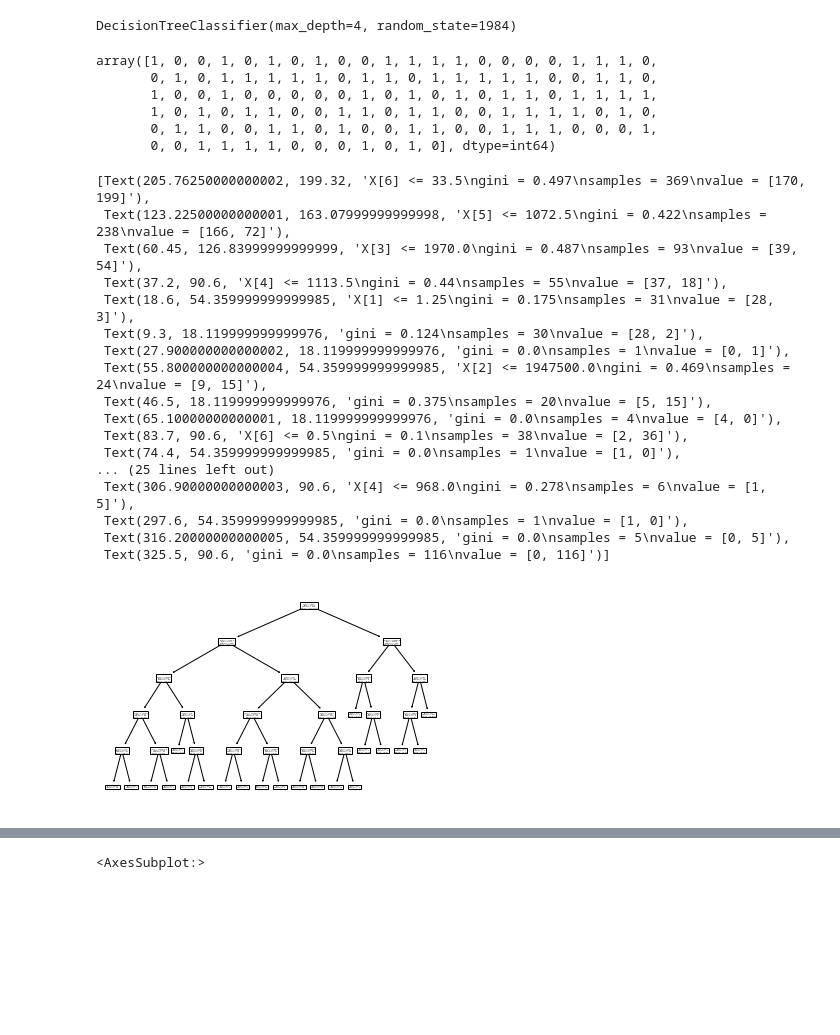
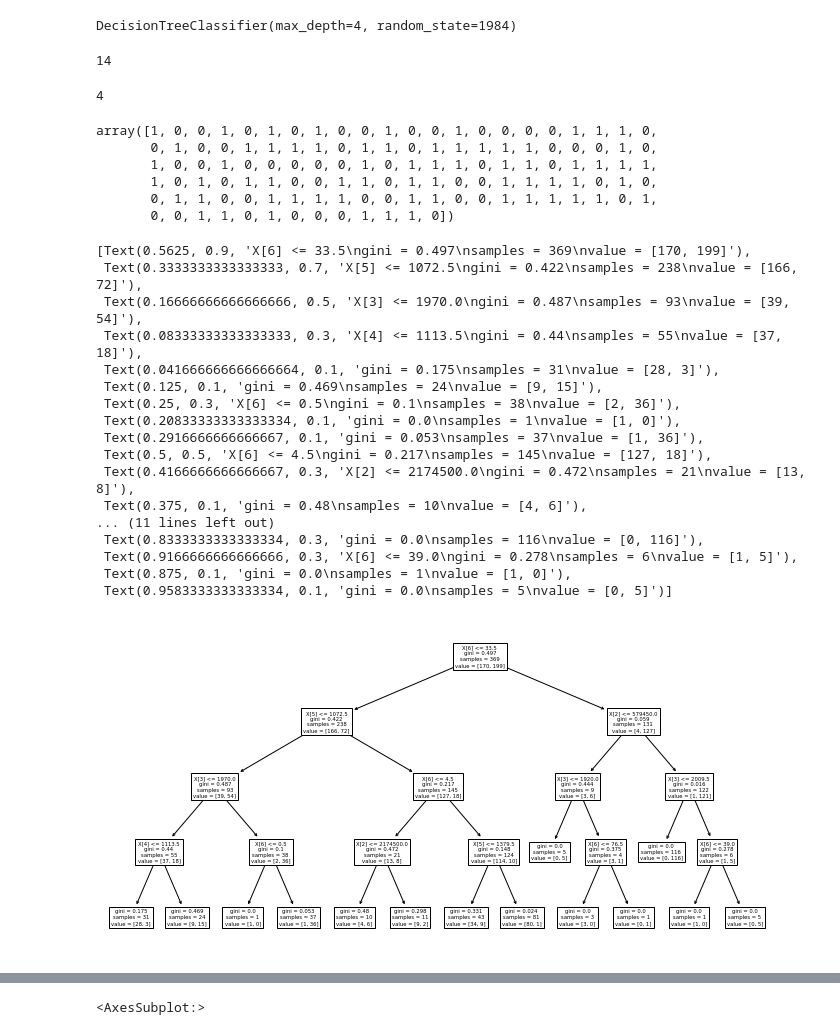
Before and after one commit to pepemxl/Machine-Learning-Notes, a Jupyter notebook: 01_SUPERVISED_LEARNING/Decision_Tree_example_01.ipynb, the cells around one changed output, grey strips where cells are left out. Drawn from its saved outputs; the diff is of its cells as text; code cells hidden in the pictures; blank space fills up the shorter version.

```diff
--- a/01_SUPERVISED_LEARNING/Decision_Tree_example_01.ipynb
+++ b/01_SUPERVISED_LEARNING/Decision_Tree_example_01.ipynb
@@ -1,5 +1,5 @@
 # %%
-PATH = "D:/CURSOS/Machine-Learning-Notes/data/"
+PATH ="../data/"
 filename = "data_homes.csv"
 # %%
 from matplotlib import pyplot as plt
@@ -75,36 +76,45 @@ clf = DecisionTreeClassifier(max_depth = 4, random_state = 1984)
 clf.fit(X_train, Y_train)
 # %% [output]
 DecisionTreeClassifier(max_depth=4, random_state=1984)
+# %%
+clf.get_n_leaves()
+# %% [output]
+14
+# %%
+clf.get_depth()
+# %% [output]
+4
 # %%
 clf.predict(X_test)
 # %% [output]
-array([1, 0, 0, 1, 0, 1, 0, 1, 0, 0, 1, 1, 1, 1, 0, 0, 0, 0, 1, 1, 1, 0,
-       0, 1, 0, 1, 1, 1, 1, 1, 0, 1, 1, 0, 1, 1, 1, 1, 1, 0, 0, 1, 1, 0,
-       1, 0, 0, 1, 0, 0, 0, 0, 0, 1, 0, 1, 0, 1, 0, 1, 1, 0, 1, 1, 1, 1,
+array([1, 0, 0, 1, 0, 1, 0, 1, 0, 0, 1, 0, 0, 1, 0, 0, 0, 0, 1, 1, 1, 0,
+       0, 1, 0, 0, 1, 1, 1, 1, 0, 1, 1, 0, 1, 1, 1, 1, 1, 0, 0, 0, 1, 0,
+       1, 0, 0, 1, 0, 0, 0, 0, 0, 1, 0, 1, 1, 1, 0, 1, 1, 0, 1, 1, 1, 1,
        1, 0, 1, 0, 1, 1, 0, 0, 1, 1, 0, 1, 1, 0, 0, 1, 1, 1, 1, 0, 1, 0,
-       0, 1, 1, 0, 0, 1, 1, 0, 1, 0, 0, 1, 1, 0, 0, 1, 1, 1, 0, 0, 0, 1,
-       0, 0, 1, 1, 1, 1, 0, 0, 0, 1, 0, 1, 0], dtype=int64)
+       0, 1, 1, 0, 0, 1, 1, 1, 1, 0, 0, 1, 1, 0, 0, 1, 1, 1, 1, 1, 0, 1,
+       0, 0, 1, 1, 0, 1, 0, 0, 0, 1, 1, 1, 0])
 # %%
+fig = plt.figure(figsize=(12,6))
 tree.plot_tree(clf)
 # %% [output]
-[Text(205.76250000000002, 199.32, 'X[6] <= 33.5\ngini = 0.497\nsamples = 369\nvalue = [170, 199]'),
- Text(123.22500000000001, 163.07999999999998, 'X[5] <= 1072.5\ngini = 0.422\nsamples = 238\nvalue = [166, 72]'),
- Text(60.45, 126.83999999999999, 'X[3] <= 1970.0\ngini = 0.487\nsamples = 93\nvalue = [39, 54]'),
- Text(37.2, 90.6, 'X[4] <= 1113.5\ngini = 0.44\nsamples = 55\nvalue = [37, 18]'),
- Text(18.6, 54.359999999999985, 'X[1] <= 1.25\ngini = 0.175\nsamples = 31\nvalue = [28, 3]'),
- Text(9.3, 18.119999999999976, 'gini = 0.124\nsamples = 30\nvalue = [28, 2]'),
- Text(27.900000000000002, 18.119999999999976, 'gini = 0.0\nsamples = 1\nvalue = [0, 1]'),
- Text(55.800000000000004, 54.359999999999985, 'X[2] <= 1947500.0\ngini = 0.469\nsamples = 24\nvalue = [9, 15]'),
- Text(46.5, 18.119999999999976, 'gini = 0.375\nsamples = 20\nvalue = [5, 15]'),
- Text(65.10000000000001, 18.119999999999976, 'gini = 0.0\nsamples = 4\nvalue = [4, 0]'),
- Text(83.7, 90.6, 'X[6] <= 0.5\ngini = 0.1\nsamples = 38\nvalue = [2, 36]'),
- Text(74.4, 54.359999999999985, 'gini = 0.0\nsamples = 1\nvalue = [1, 0]'),
-... (25 lines left out)
- Text(306.90000000000003, 90.6, 'X[4] <= 968.0\ngini = 0.278\nsamples = 6\nvalue = [1, 5]'),
- Text(297.6, 54.359999999999985, 'gini = 0.0\nsamples = 1\nvalue = [1, 0]'),
- Text(316.20000000000005, 54.359999999999985, 'gini = 0.0\nsamples = 5\nvalue = [0, 5]'),
- Text(325.5, 90.6, 'gini = 0.0\nsamples = 116\nvalue = [0, 116]')]
+[Text(0.5625, 0.9, 'X[6] <= 33.5\ngini = 0.497\nsamples = 369\nvalue = [170, 199]'),
+ Text(0.3333333333333333, 0.7, 'X[5] <= 1072.5\ngini = 0.422\nsamples = 238\nvalue = [166, 72]'),
+ Text(0.16666666666666666, 0.5, 'X[3] <= 1970.0\ngini = 0.487\nsamples = 93\nvalue = [39, 54]'),
+ Text(0.08333333333333333, 0.3, 'X[4] <= 1113.5\ngini = 0.44\nsamples = 55\nvalue = [37, 18]'),
+ Text(0.041666666666666664, 0.1, 'gini = 0.175\nsamples = 31\nvalue = [28, 3]'),
+ Text(0.125, 0.1, 'gini = 0.469\nsamples = 24\nvalue = [9, 15]'),
+ Text(0.25, 0.3, 'X[6] <= 0.5\ngini = 0.1\nsamples = 38\nvalue = [2, 36]'),
+ Text(0.20833333333333334, 0.1, 'gini = 0.0\nsamples = 1\nvalue = [1, 0]'),
+ Text(0.2916666666666667, 0.1, 'gini = 0.053\nsamples = 37\nvalue = [1, 36]'),
+ Text(0.5, 0.5, 'X[6] <= 4.5\ngini = 0.217\nsamples = 145\nvalue = [127, 18]'),
+ Text(0.4166666666666667, 0.3, 'X[2] <= 2174500.0\ngini = 0.472\nsamples = 21\nvalue = [13, 8]'),
+ Text(0.375, 0.1, 'gini = 0.48\nsamples = 10\nvalue = [4, 6]'),
+... (11 lines left out)
+ Text(0.8333333333333334, 0.3, 'gini = 0.0\nsamples = 116\nvalue = [0, 116]'),
+ Text(0.9166666666666666, 0.3, 'X[6] <= 39.0\ngini = 0.278\nsamples = 6\nvalue = [1, 5]'),
+ Text(0.875, 0.1, 'gini = 0.0\nsamples = 1\nvalue = [1, 0]'),
+ Text(0.9583333333333334, 0.1, 'gini = 0.0\nsamples = 5\nvalue = [0, 5]')]
-[figure, old version]
+[figure, new version]
 # %%
 fn=features.copy()
 cn=['San Francisco', 'New York']
```
Also changed, not shown: parts of 3 cells of this notebook, 2 other files.
